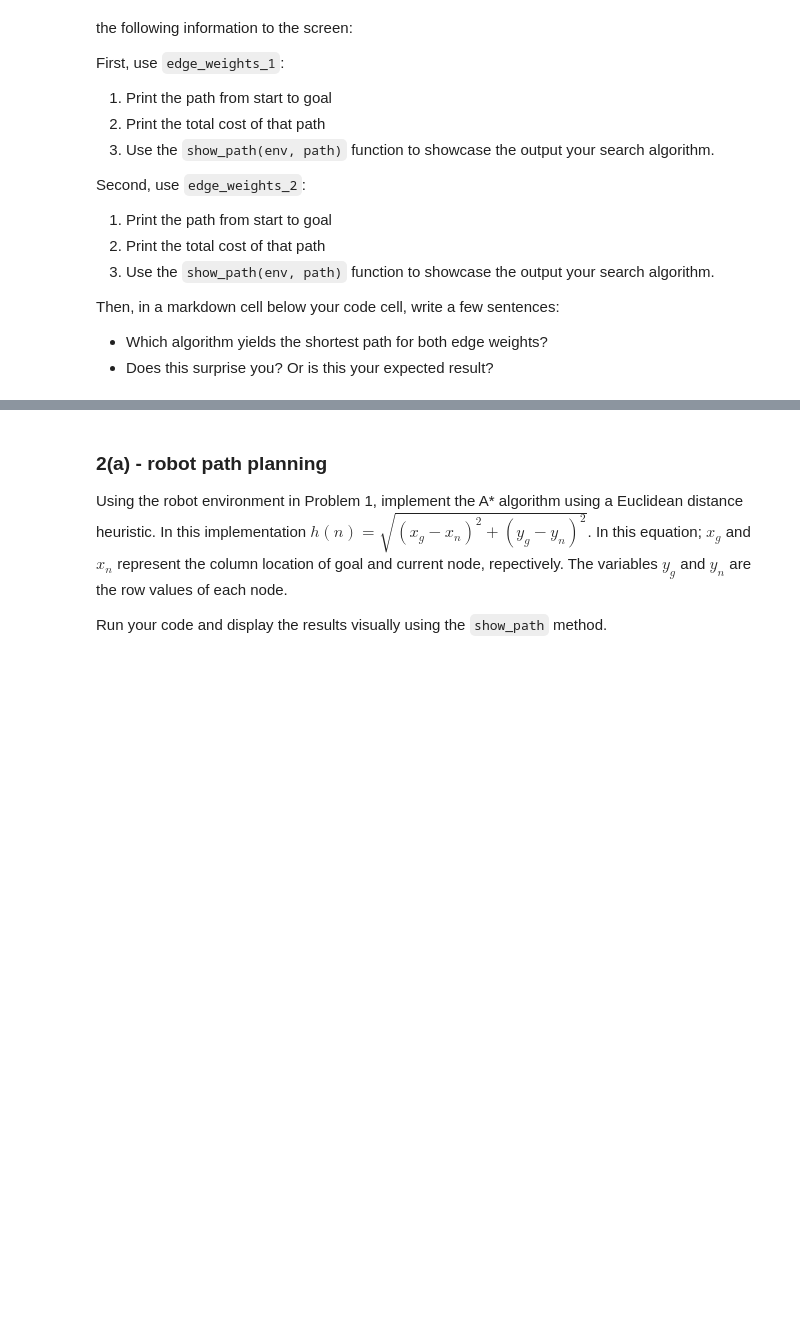
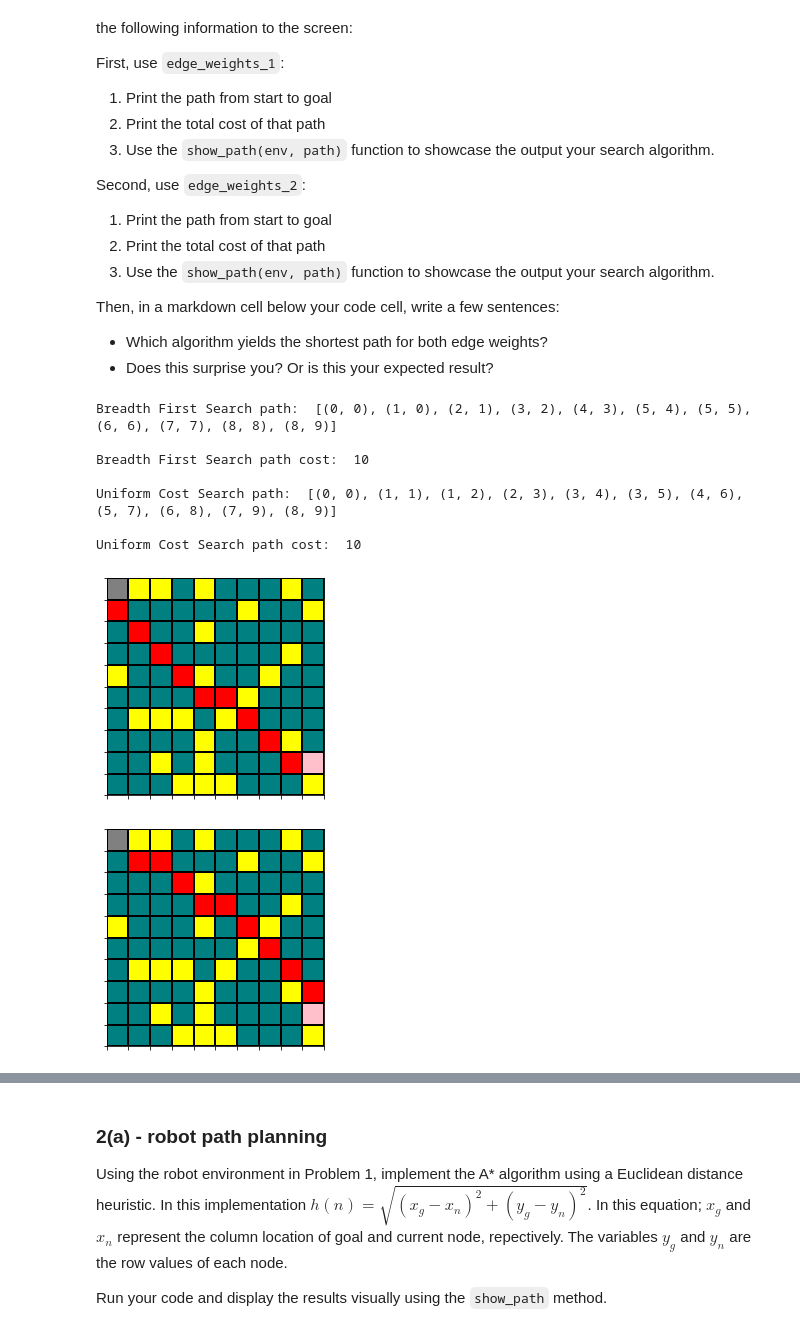
Before and after one commit to the-rich-piana/CSCI_AI, a Jupyter notebook: CSCI3202_HW7_Giuliano_Costa.ipynb, the cells around one changed output, grey strips where cells are left out. Cells and saved outputs as stored; diff of their text form; code cells hidden in the pictures; blank space fills up the shorter version.

```diff
--- a/CSCI3202_HW7_Giuliano_Costa.ipynb
+++ b/CSCI3202_HW7_Giuliano_Costa.ipynb
@@ -280,4 +258,4 @@ def breadth_first(start, goal, state_graph, return_cost=False):
 # %%
-path = breadth_first((0,0), (8,9), edge_weights_2, False)
-show_env(env)
-show_path(env, path)
+# bfs_path = breadth_first((0,0), (8,9), edge_weights_2, return_cost=False)
+# show_env(env)
+# show_path(env, bfs_path)
@@ -337,14 +350,3 @@ Now, actually implement a function to search using `uniform_cost` search, called
 * **return_cost**: logical input representing whether or not to return the solution path cost
   * If **True**, then the output should be a tuple where the first value is the list representing the solution path and the second value is the path cost
   * If **False**, then the only output is the solution path list object
-# %%
-# Your code here:
-
-def uniform_cost(start, goal, state_graph, return_cost=False):
-    frontier = Frontier_PQ(start)
-    answer = []
-    for i in range(len(goal)):
-        answer.append(10**8)
-    #visited.
-
-    ''' find a shortest sequence of states from start to the goal '''
@@ -382,0 +411,28 @@ graph = edge_weights_2
+# %%
+start = (0,0)
+goal = (8,9)
+graph = edge_weights_1
+# Your code here:
+
+#1. BFS
+bfs_path, bfs_cost = breadth_first(start, goal, graph, return_cost=True)
+print("Breadth First Search path: ", bfs_path, "\n")
+print("Breadth First Search path cost: ", bfs_cost, "\n")
+
+#2. UCS
+ucs_path, ucs_cost = uniform_cost(start, goal, graph, return_cost=True)
+print("Uniform Cost Search path: ", ucs_path, "\n")
+print("Uniform Cost Search path cost: ", ucs_cost, "\n")
+
+show_path(env, bfs_path)
+show_path(env, ucs_path)
+# %% [output]
+Breadth First Search path:  [(0, 0), (1, 0), (2, 1), (3, 2), (4, 3), (5, 4), (5, 5), (6, 6), (7, 7), (8, 8), (8, 9)]
+
+Breadth First Search path cost:  10
+
+Uniform Cost Search path:  [(0, 0), (1, 1), (1, 2), (2, 3), (3, 4), (3, 5), (4, 6), (5, 7), (6, 8), (7, 9), (8, 9)]
+
+Uniform Cost Search path cost:  10
+[figure, added]
+[figure, added]
```
Also changed, not shown: parts of 30 cells of this notebook, 1 other file.
